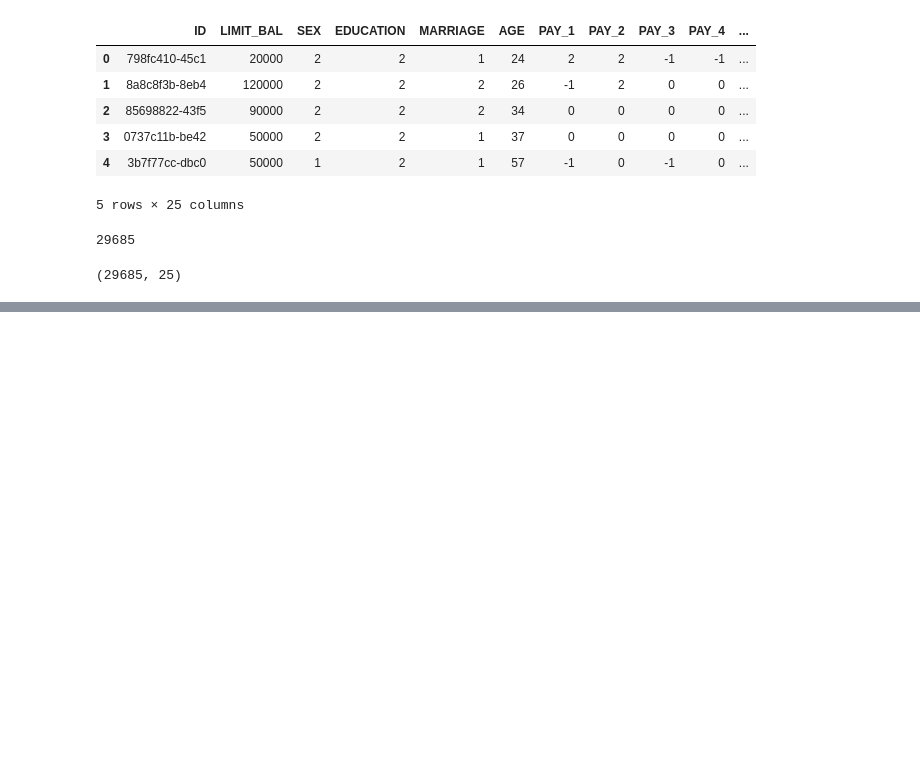
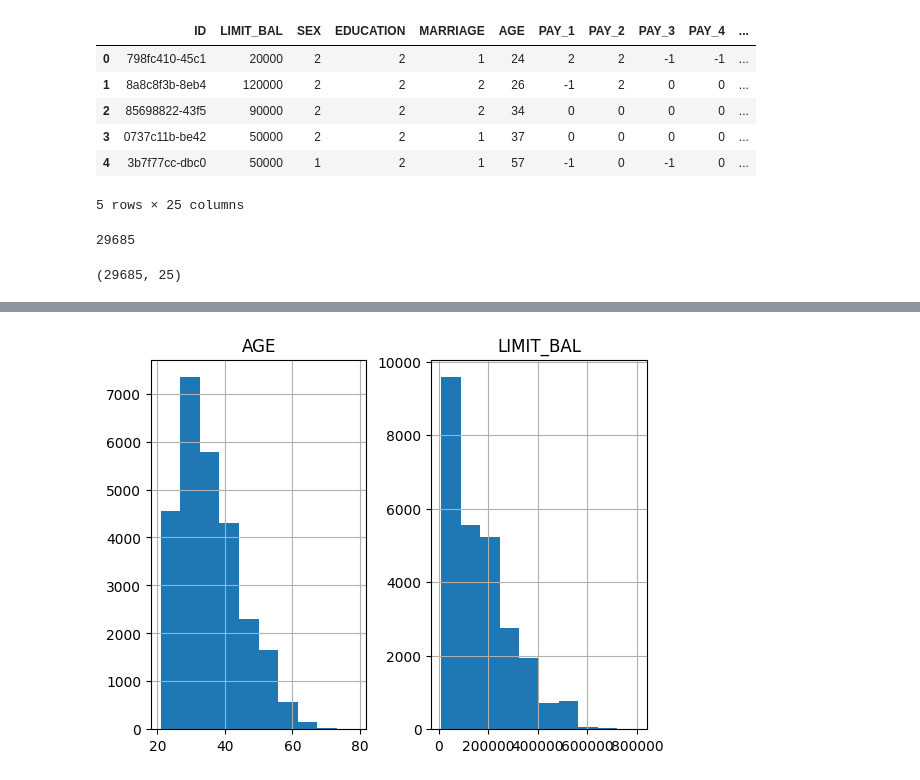
Before and after one commit to asMoises/proj_inadinplencia, a Jupyter notebook: notebooks/analise-inadimp.ipynb, the cells around one changed output, grey strips where cells are left out. Saved outputs shown, nothing was run; the diff lists cells and outputs as text; code cells hidden in the pictures; blank space fills up the shorter version.

Commit message:
Exercício 6 - Análise Exploratório da Base

```diff
--- a/notebooks/analise-inadimp.ipynb
+++ b/notebooks/analise-inadimp.ipynb
@@ -344,0 +419,10 @@ df_clean_1.shape
+# %%
+# Máscara booleana para indicar onde estão os valores Not Available
+
+# Note que uso o sinal de diferente na comparação, ou seja, valid_pay_1_mask armazena valores que não
+# são "Not available"
+
+valid_pay_1_mask = df_clean_1['PAY_1'] !='Not available'
+valid_pay_1_mask[:5]
+
+# Tudo o que for True não é "Not available", logo valid_pay_1_mask será o novo df.
@@ -344,0 +443,12 @@ df_clean_1.shape
+# %%
+# Filtragem apenas dos valores True que devem ficar na base, depois uma cópia para um novo df
+df_clean_2 = df_clean_1.loc[valid_pay_1_mask,:].copy()
+
+#Checagem 01:
+print(df_clean_2.shape)
+
+# checagem 02:
+df_clean_2['PAY_1'].value_counts()
+
+# Mesmo não tendo mais o valor "Not Available" o tipo da coluna PAY_! ainda é object.
+# É preciso altera-la manualmente para int64
@@ -344,0 +470,6 @@ df_clean_1.shape
+# %%
+# Alterando tipo da coluna
+df_clean_2['PAY_1'] = df_clean_2['PAY_1'].astype('Int64') # A coluna em DF recebe ela mesma alterada
+
+# Comparando os tipos de colunas, agora PAY_1 está como int64
+df_clean_2[['PAY_1','PAY_2']].info()
@@ -344,0 +497,4 @@ df_clean_1.shape
+# %%
+df_clean_2[['AGE','LIMIT_BAL']].hist();
+# %% [output]
+[figure, added]
```
Also changed, not shown: parts of 17 cells of this notebook.
